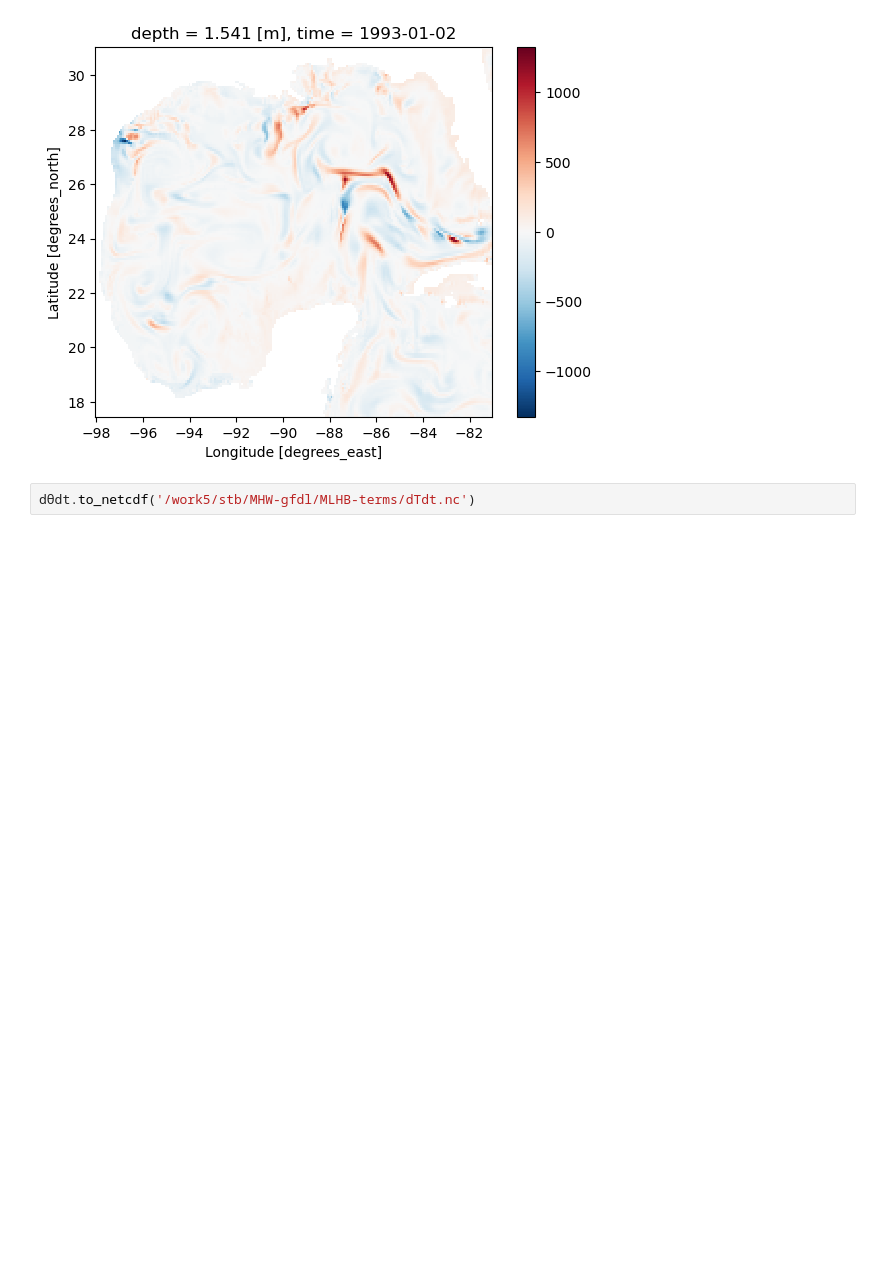
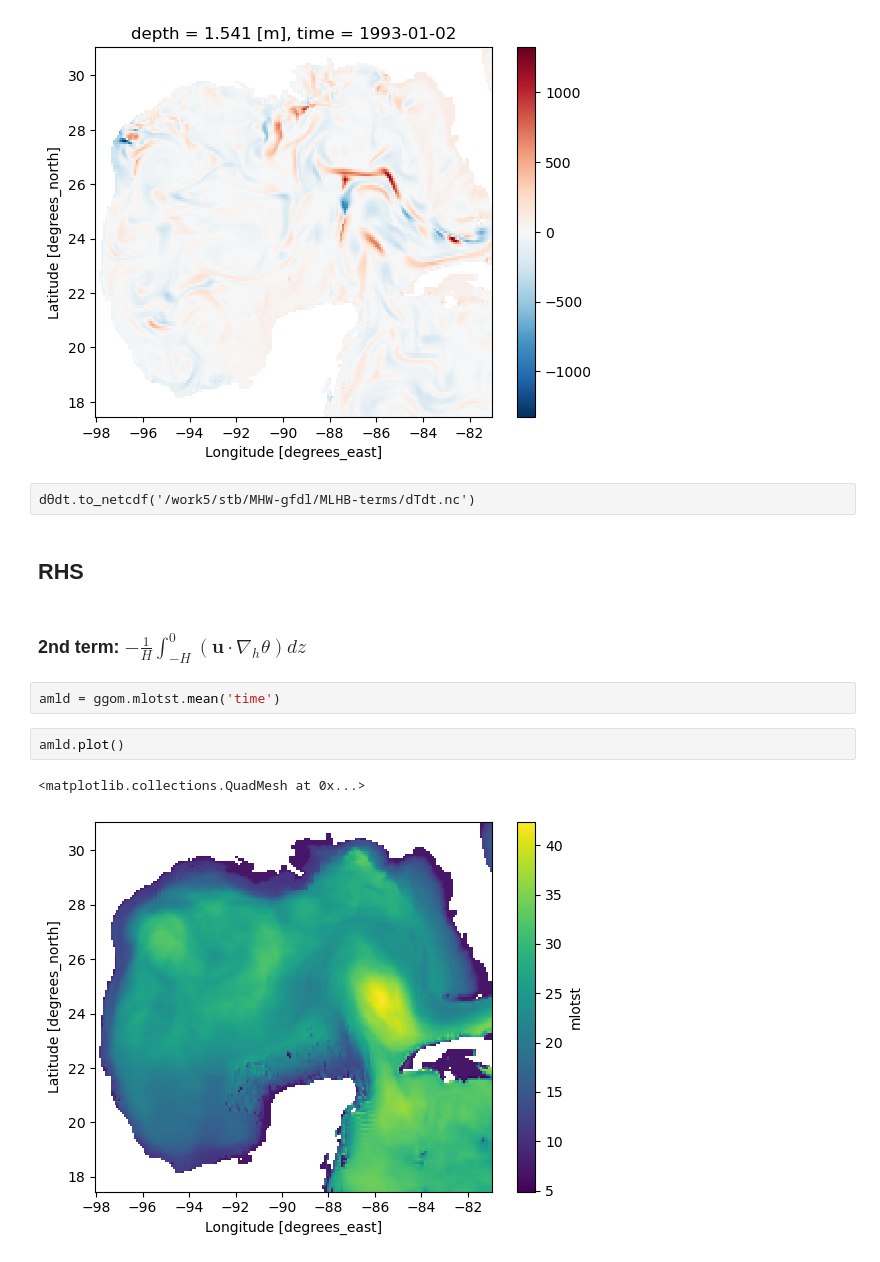
Before and after one commit to shanicetbailey/MHW-gfdl, a Jupyter notebook: 07-MLHB.ipynb, the cells around one changed output. Saved outputs shown, nothing was run; the diff lists cells and outputs as text; blank space fills up the shorter version.

```diff
--- a/07-MLHB.ipynb
+++ b/07-MLHB.ipynb
@@ -449,5 +455,16 @@ dθdt[0,0].plot()
 # %% [output]
 <matplotlib.collections.QuadMesh at 0x...>
 [figure]
-# %%
-dθdt.to_netcdf('/work5/stb/MHW-gfdl/MLHB-terms/dTdt.nc')
+# %% [raw]
+dθdt.to_netcdf('/work5/stb/MHW-gfdl/MLHB-terms/dTdt.nc')
+# %% [markdown]
+## RHS
+# %% [markdown]
+### 2nd term:  $-\frac{1}{H}\int^{0}_{-H}(\mathbf{u} \cdot \nabla_{h}\theta)dz$
+# %%
+amld = ggom.mlotst.mean('time')
+# %%
+amld.plot()
+# %% [output]
+<matplotlib.collections.QuadMesh at 0x...>
+[figure, added]
```
Also changed, not shown: parts of 24 cells of this notebook.
